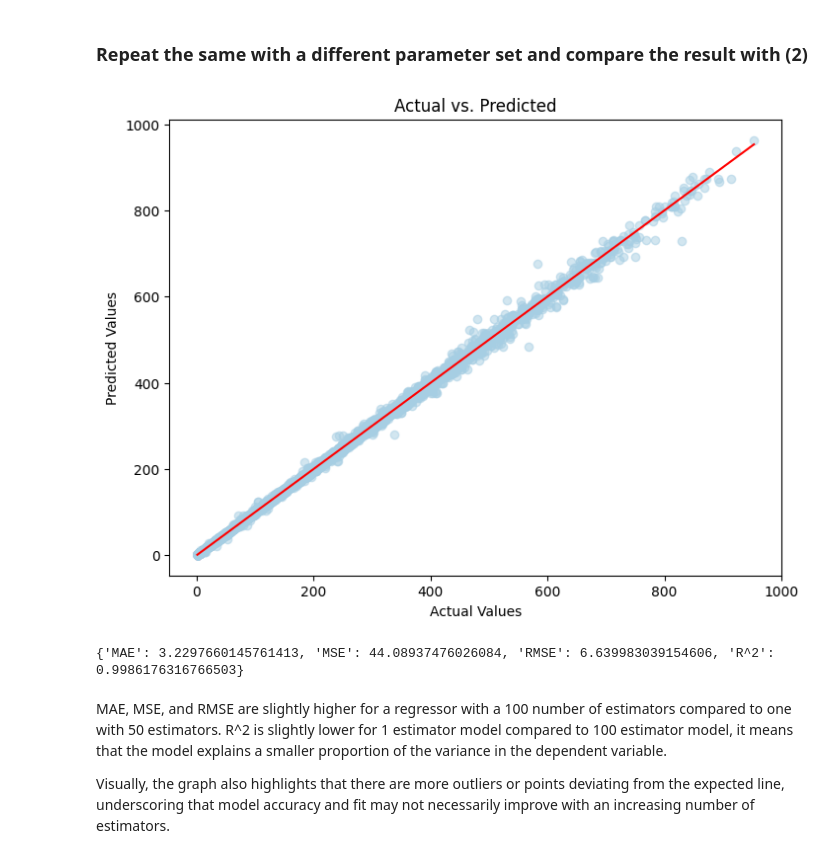
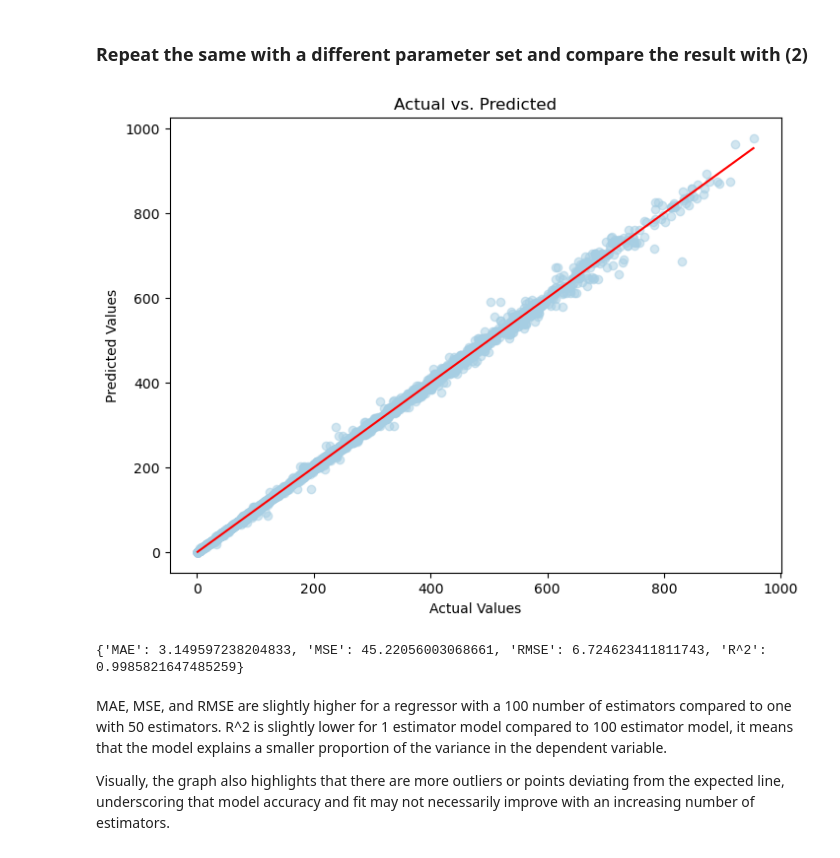
Before and after one commit to WK025/machine_learning, a Jupyter notebook: A1/Assignment 02_Group05.ipynb, the cells around one changed output. Drawn from its saved outputs; the diff is of its cells as text; code cells hidden in the pictures.

```diff
--- a/A1/Assignment 02_Group05.ipynb
+++ b/A1/Assignment 02_Group05.ipynb
@@ -887,13 +906,13 @@ I calcuated the MSE, MAE and R^2 and those stats can tell us how good our model
 # %% [markdown]
 ### Show both text and visual Actual value vs Predicted values using scikit learn and matplotlib and explain what the graph tells you and what you did. (2.5)
 # %%
-def plot_actual_vs_predicted(y_true, y_pred):
+def plot_actual_vs_predicted(y_true_g05, y_pred_g05):
     plt.figure(figsize=(8, 6))
-    plt.scatter(y_true, y_pred, alpha=0.5)
+    plt.scatter(y_true_g05, y_pred_g05, alpha=0.5)
     plt.xlabel('Actual Values')
     plt.ylabel('Predicted Values')
     plt.title('Actual vs. Predicted')
-    plt.plot([min(y_true), max(y_true)], [min(y_true), max(y_true)], color='red')  # Diagonal line
+    plt.plot([min(y_true_g05), max(y_true_g05)], [min(y_true_g05), max(y_true_g05)], color='red')  # Diagonal line
     plt.show()
 
 plot_actual_vs_predicted(BSHy_test_g05,BSHy_pred_g05)
@@ -909,9 +928,9 @@ The near-perfect alignment of our data points with the 45-degree line on a scatt
 ### Repeat the same with a different parameter set and compare the result with (2)
 # %%
 # start a new regressor with leanring rate =0.01
-xgb_regressor = xgb.XGBRegressor(learning_rate=0.01, objective='reg:squarederror')
-xgb_regressor.fit(BSHX_train_g05, BSHy_train_g05)
-BSHy_pred_g05 = xgb_regressor.predict(BSHX_test_g05)
+xgb_regressor_g05 = xgb.XGBRegressor(learning_rate=0.01, random_state=3316, objective='reg:squarederror')
+xgb_regressor_g05.fit(BSHX_train_g05, BSHy_train_g05.ravel())
+BSHy_pred_g05 = xgb_regressor_g05.predict(BSHX_test_g05)
 plot_actual_vs_predicted(BSHy_test_g05,BSHy_pred_g05)
 print(regression_metrics(BSHy_test_g05,BSHy_pred_g05))
 # %% [output]
@@ -931,11 +950,11 @@ Improt the bagging regressor from sklearn
 ### Create the appropriate regressor and describe what the syntax represents and what parameters you choose (1.5)
 # %%
 n_estimators = 100  # Number of base estimators in the ensemble
-bagging_model = BaggingRegressor(n_estimators=n_estimators)
+bagging_model_g05 = BaggingRegressor(n_estimators=n_estimators, random_state=3316)
 # %% [markdown]
 Im initialized a Bagging Regressor with 100 base estimators
 # %% [markdown]
 ### Train regressor on train data and explain what you did. (1.5)
 # %%
-bagging_model.fit(BSHX_train_g05, BSHy_train_g05)
+bagging_model_g05.fit(BSHX_train_g05, BSHy_train_g05.ravel())
 # %% [output]
@@ -981,14 +1000,14 @@ When plotting our actual against predicted values, we observe a close alignment
 # %% [markdown]
 ### Repeat the same with a different parameter set and compare the result with (2)
 # %%
-bagging_model = BaggingRegressor(n_estimators=1)
-bagging_model.fit(BSHX_train_g05, BSHy_train_g05)
-BSHy_pred_g05 = bagging_model.predict(BSHX_test_g05)
+bagging_model_g05 = BaggingRegressor(n_estimators=1, random_state=3316)
+bagging_model_g05.fit(BSHX_train_g05, BSHy_train_g05.ravel())
+BSHy_pred_g05 = bagging_model_g05.predict(BSHX_test_g05)
 plot_actual_vs_predicted(BSHy_test_g05,BSHy_pred_g05)
 print(regression_metrics(BSHy_test_g05,BSHy_pred_g05))
 # %% [output]
-[figure, old version]
+[figure, new version]
-{'MAE': 3.2297660145761413, 'MSE': 44.08937476026084, 'RMSE': 6.639983039154606, 'R^2': 0.9986176316766503}
+{'MAE': 3.149597238204833, 'MSE': 45.22056003068661, 'RMSE': 6.724623411811743, 'R^2': 0.9985821647485259}
 # %% [markdown]
 MAE, MSE, and RMSE are slightly higher for a regressor with a 100 number of estimators compared to one with 50 estimators. R^2 is slightly lower for 1 estimator model compared to 100 estimator model, it means that the model explains a smaller proportion of the variance in the dependent variable.
 
```
Also changed, not shown: parts of 33 cells of this notebook, 2 other files.
